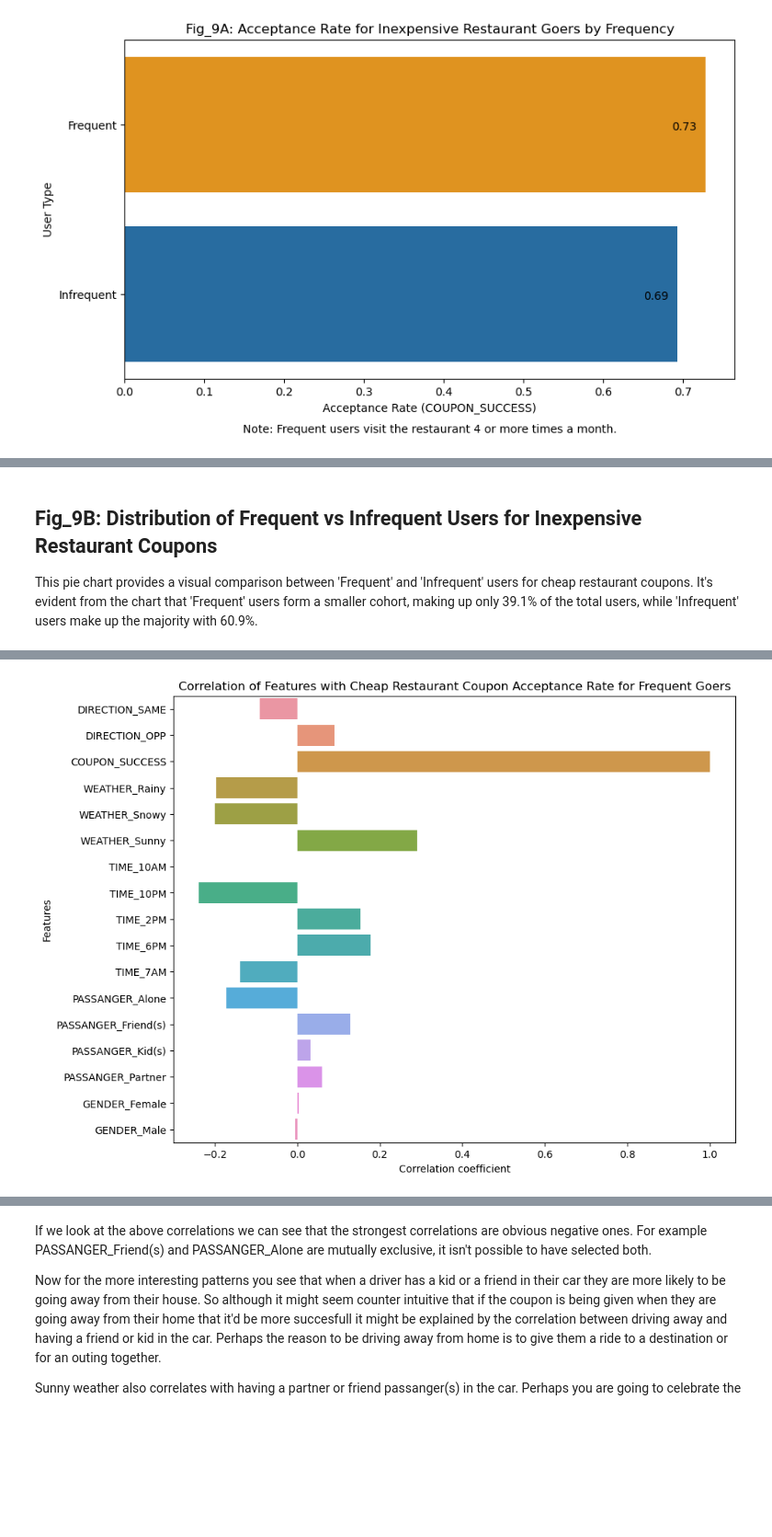
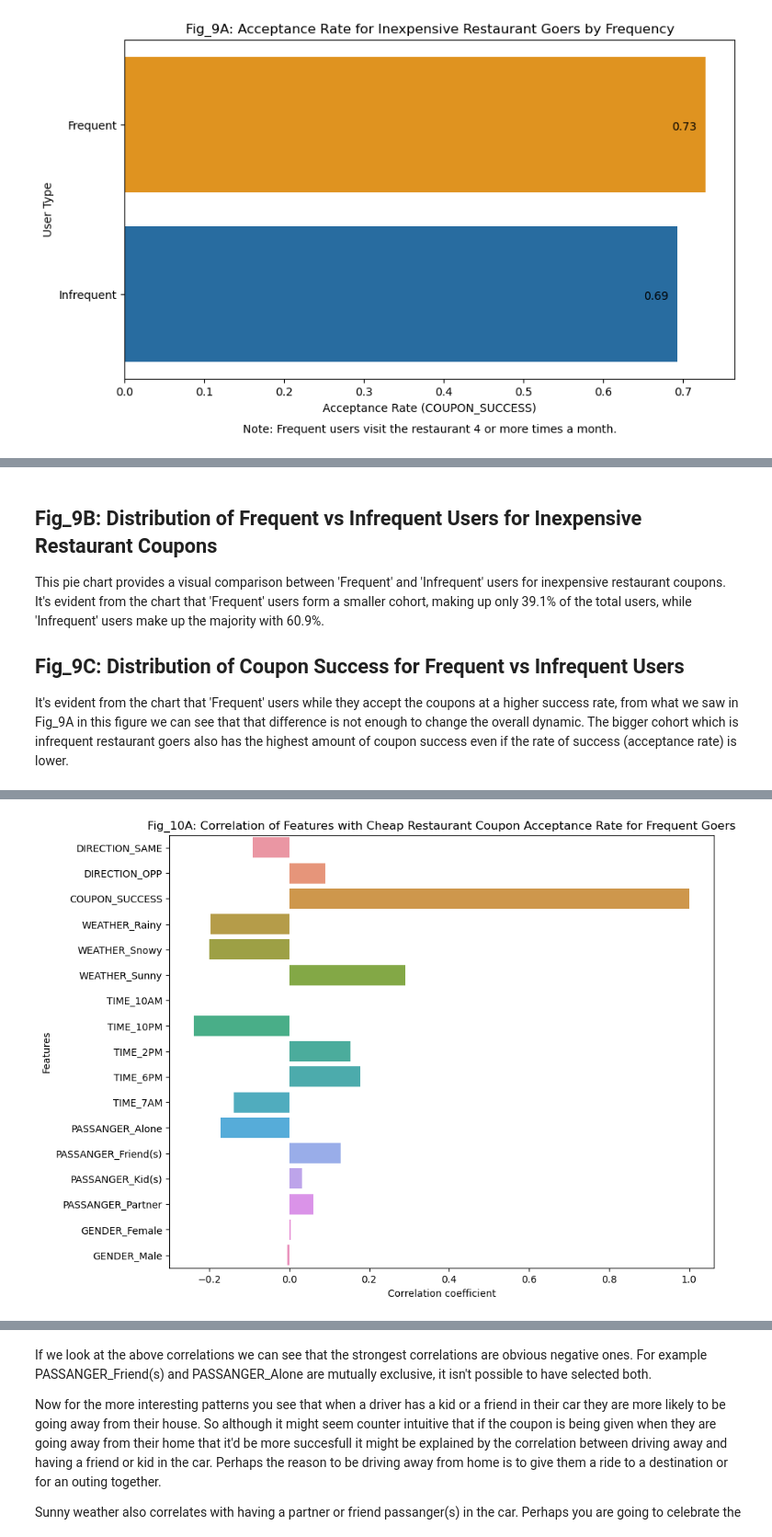
Before and after one commit to elmunoz42/berkeley-aiml-coupon-analysis, a Jupyter notebook: prompt.ipynb, the cells around one changed output, grey strips where cells are left out. Shown at 92% size. Saved outputs shown, nothing was run; the diff lists cells and outputs as text; code cells hidden in the pictures; blank space fills up the shorter version.

```diff
--- a/prompt.ipynb
+++ b/prompt.ipynb
@@ -874,7 +988,11 @@ plt.show()
 # %% [markdown]
 ## Fig_9B: Distribution of Frequent vs Infrequent Users for Inexpensive Restaurant Coupons
 
-This pie chart provides a visual comparison between 'Frequent' and 'Infrequent' users for cheap restaurant coupons. It's evident from the chart that 'Frequent' users form a smaller cohort, making up only 39.1% of the total users, while 'Infrequent' users make up the majority with 60.9%.
+This pie chart provides a visual comparison between 'Frequent' and 'Infrequent' users for inexpensive restaurant coupons. It's evident from the chart that 'Frequent' users form a smaller cohort, making up only 39.1% of the total users, while 'Infrequent' users make up the majority with 60.9%.
+
+## Fig_9C: Distribution of Coupon Success for Frequent vs Infrequent Users
+
+It's evident from the chart that 'Frequent' users while they accept the coupons at a higher success rate, from what we saw in Fig_9A in this figure we can see that that difference is not enough to change the overall dynamic. The bigger cohort which is infrequent restaurant goers also has the highest amount of coupon success even if the rate of success (acceptance rate) is lower.
 # %%
 # Create dataframe of frequent cheap restaurant goers
 df_frequent_cheap_restaurant_goers = data_only_cheap_restaurant_coupon.query("(RESTAURANT_LESS_THAN_20 == '4~8') | (RESTAURANT_LESS_THAN_20 == 'gt8')")
@@ -898,18 +1016,18 @@ df_f_c_restaurant_reduced.head(5)
 # %%
 # Get correlation matrix for frequent cheap restaurant visitors
 f_c_restaurant_corr = df_f_c_restaurant_reduced.corr()
 
 f_c_restaurant_corr_coupon_success = f_c_restaurant_corr['COUPON_SUCCESS']
 
 # Seaborn plot for correlations to coupon accpetance ratio
 plt.figure(figsize=(10, 8))
 sns.barplot(x=f_c_restaurant_corr_coupon_success.values, y=f_c_restaurant_corr_coupon_success.index)
-plt.title('Correlation of Features with Cheap Restaurant Coupon Acceptance Rate for Frequent Goers')
+plt.title('Fig_10A: Correlation of Features with Cheap Restaurant Coupon Acceptance Rate for Frequent Goers')
 plt.xlabel('Correlation coefficient')
 plt.ylabel('Features')
 plt.show()
 # %% [output]
-[figure, old version]
+[figure, new version]
 # %%
 # Assuming df is your DataFrame and "COUPON_SUCCESS" is one of the columns
 f_c_restaurant_corr = df_f_c_restaurant_reduced.corr()
```
Also changed, not shown: parts of 11 cells of this notebook, 9 other files.
